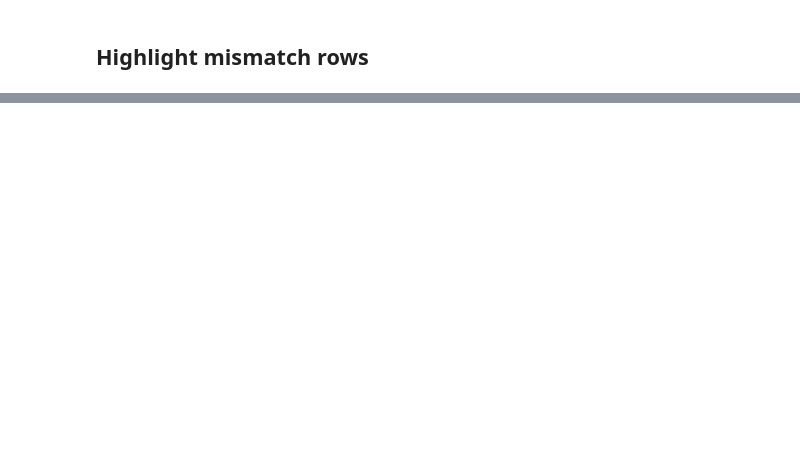
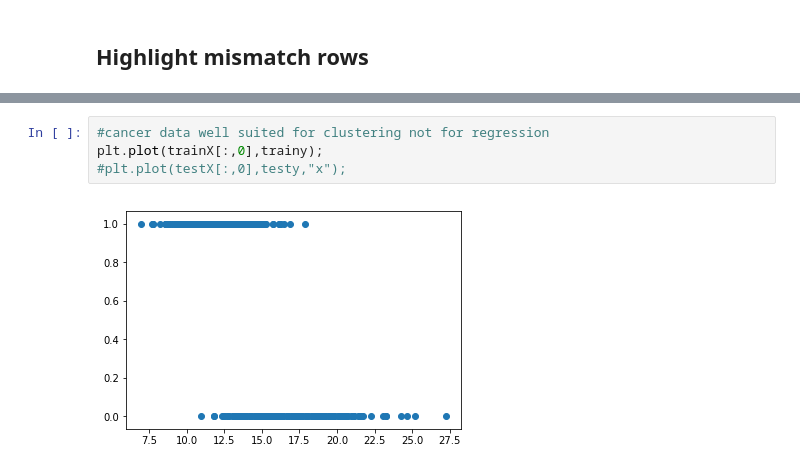
Before and after one commit to bharatadhikari88/python, a Jupyter notebook: supervise/classifier/cancer.ipynb, the cells around one changed output, grey strips where cells are left out. Cells and saved outputs as stored; diff of their text form; blank space fills up the shorter version.

```diff
--- a/supervise/classifier/cancer.ipynb
+++ b/supervise/classifier/cancer.ipynb
@@ -132,0 +175,6 @@ predictDF.iloc[10:40,:].style.apply(highlightMismatch,axis=1)
+# %%
+#cancer data well suited for clustering not for regression
+plt.plot(trainX[:,0],trainy);
+#plt.plot(testX[:,0],testy,"x");
+# %% [output]
+[figure, added]
```
Also changed, not shown: parts of 6 cells of this notebook.
